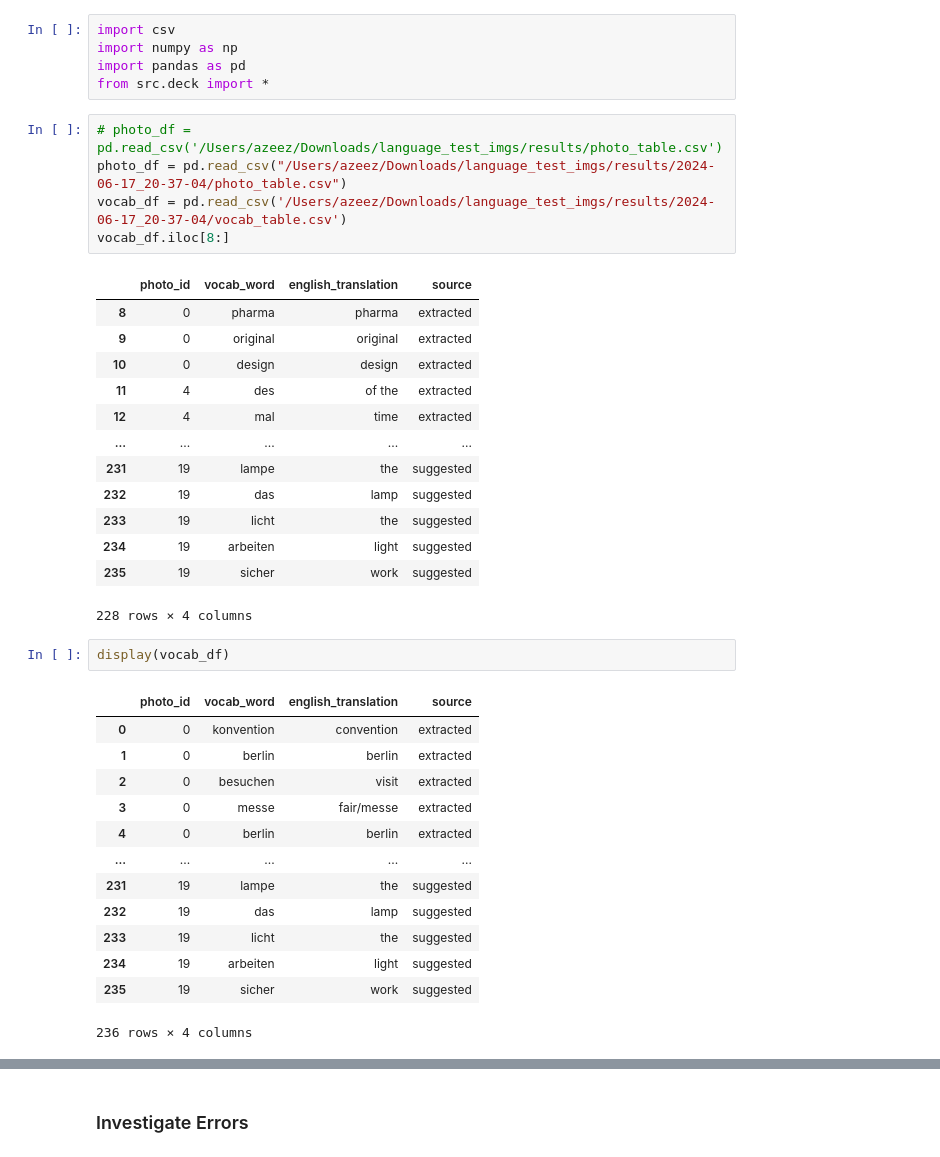
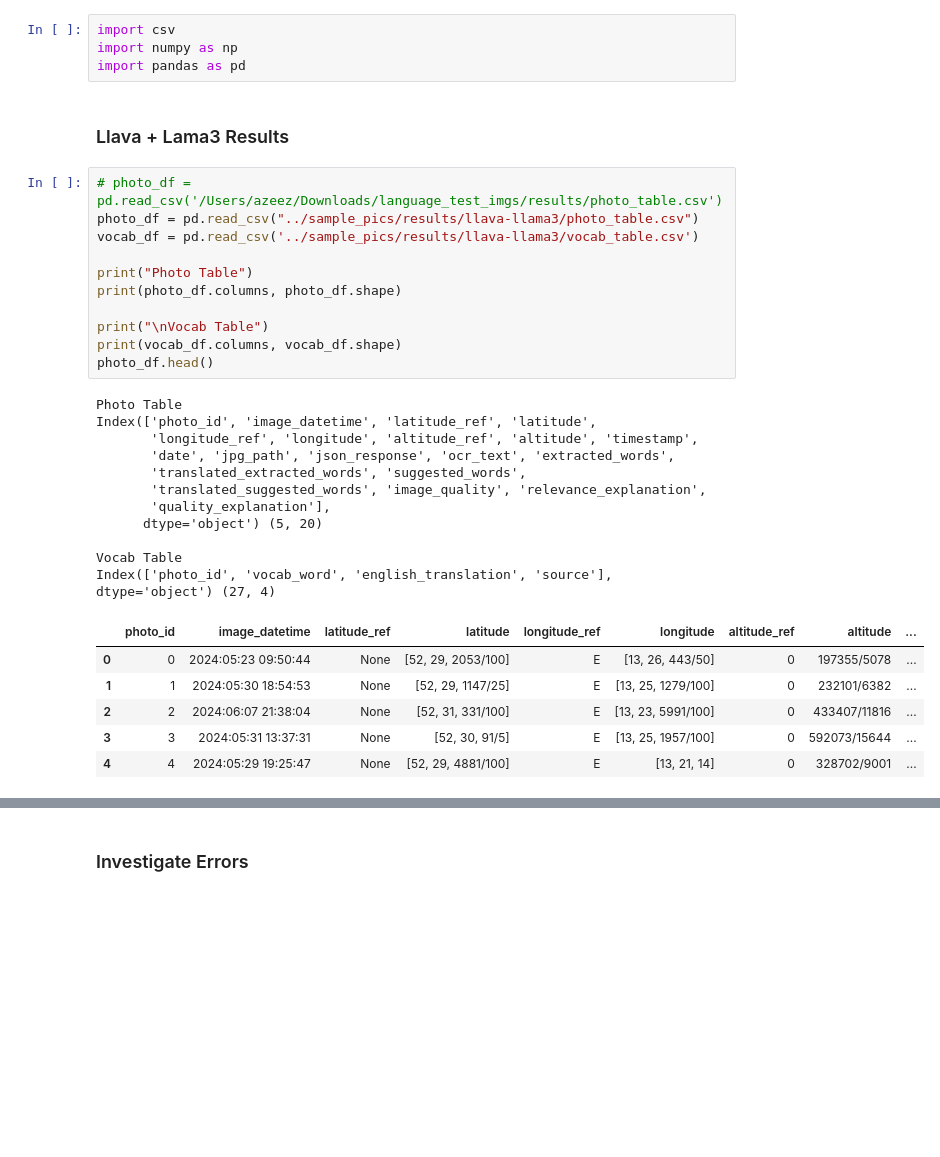
Before and after one commit to azeezabdikarim/visual-language-learning, a Jupyter notebook: notebooks/view_tables.ipynb, the cells around one changed output, grey strips where cells are left out. Saved outputs shown, nothing was run; the diff lists cells and outputs as text; blank space fills up the shorter version.

```diff
--- a/notebooks/view_tables.ipynb
+++ b/notebooks/view_tables.ipynb
@@ -2,39 +2,34 @@
 import csv
 import numpy as np
 import pandas as pd
-from src.deck import *
+# %% [markdown]
+### Llava + Lama3 Results
 # %%
 # photo_df = pd.read_csv('/Users/azeez/Downloads/language_test_imgs/results/photo_table.csv')
-photo_df = pd.read_csv("/Users/azeez/Downloads/language_test_imgs/results/2024-06-17_20-37-04/photo_table.csv")
-vocab_df = pd.read_csv('/Users/azeez/Downloads/language_test_imgs/results/2024-06-17_20-37-04/vocab_table.csv')
-vocab_df.iloc[8:]
+photo_df = pd.read_csv("../sample_pics/results/llava-llama3/photo_table.csv")
+vocab_df = pd.read_csv('../sample_pics/results/llava-llama3/vocab_table.csv')
+
+print("Photo Table")
+print(photo_df.columns, photo_df.shape)
+
+print("\nVocab Table")
+print(vocab_df.columns, vocab_df.shape)
+photo_df.head()
 # %% [output]
+Photo Table
+Index(['photo_id', 'image_datetime', 'latitude_ref', 'latitude',
+       'longitude_ref', 'longitude', 'altitude_ref', 'altitude', 'timestamp',
+       'date', 'jpg_path', 'json_response', 'ocr_text', 'extracted_words',
+       'translated_extracted_words', 'suggested_words',
+       'translated_suggested_words', 'image_quality', 'relevance_explanation',
+       'quality_explanation'],
+      dtype='object') (5, 20)
+
+Vocab Table
+Index(['photo_id', 'vocab_word', 'english_translation', 'source'], dtype='object') (27, 4)
-|  | photo_id | vocab_word | english_translation | source |
-| 8 | 0 | pharma | pharma | extracted |
-| 9 | 0 | original | original | extracted |
-| 10 | 0 | design | design | extracted |
-| 11 | 4 | des | of the | extracted |
-| 12 | 4 | mal | time | extracted |
-| ... | ... | ... | ... | ... |
-| 231 | 19 | lampe | the | suggested |
-| 232 | 19 | das | lamp | suggested |
-| 233 | 19 | licht | the | suggested |
-| 234 | 19 | arbeiten | light | suggested |
-| 235 | 19 | sicher | work | suggested |
+|  | photo_id | image_datetime | latitude_ref | latitude | longitude_ref | longitude | altitude_ref | altitude | ... |
+| 0 | 0 | 2024:05:23 09:50:44 | None | [52, 29, 2053/100] | E | [13, 26, 443/50] | 0 | 197355/5078 | ... |
+| 1 | 1 | 2024:05:30 18:54:53 | None | [52, 29, 1147/25] | E | [13, 25, 1279/100] | 0 | 232101/6382 | ... |
+| 2 | 2 | 2024:06:07 21:38:04 | None | [52, 31, 331/100] | E | [13, 23, 5991/100] | 0 | 433407/11816 | ... |
+| 3 | 3 | 2024:05:31 13:37:31 | None | [52, 30, 91/5] | E | [13, 25, 1957/100] | 0 | 592073/15644 | ... |
+| 4 | 4 | 2024:05:29 19:25:47 | None | [52, 29, 4881/100] | E | [13, 21, 14] | 0 | 328702/9001 | ... |
-228 rows × 4 columns
-# %%
-display(vocab_df)
-# %% [output]
-|  | photo_id | vocab_word | english_translation | source |
-| 0 | 0 | konvention | convention | extracted |
-| 1 | 0 | berlin | berlin | extracted |
-| 2 | 0 | besuchen | visit | extracted |
-| 3 | 0 | messe | fair/messe | extracted |
-| 4 | 0 | berlin | berlin | extracted |
-| ... | ... | ... | ... | ... |
-| 231 | 19 | lampe | the | suggested |
-| 232 | 19 | das | lamp | suggested |
-| 233 | 19 | licht | the | suggested |
-| 234 | 19 | arbeiten | light | suggested |
-| 235 | 19 | sicher | work | suggested |
-236 rows × 4 columns
```
Also changed, not shown: parts of 2 cells of this notebook, 15 other files.
